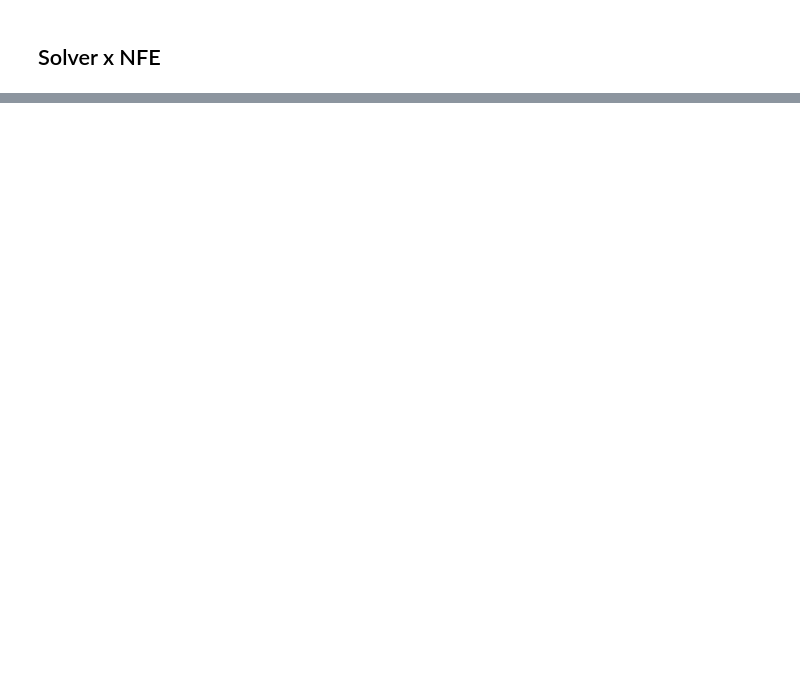
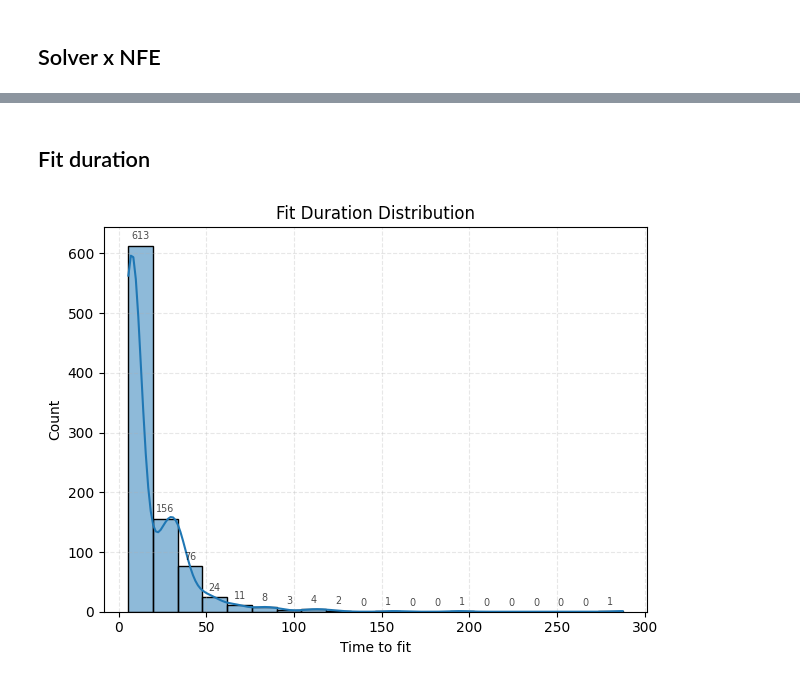
Before and after one commit to lucasbanunes/even-flow-pearl-jam.mp3, a Jupyter notebook: 01_neural_ode_2d.ipynb, the cells around one changed output, grey strips where cells are left out. Cells and saved outputs as stored; diff of their text form; code cells hidden in the pictures; blank space fills up the shorter version.

```diff
--- a/01_neural_ode_2d.ipynb
+++ b/01_neural_ode_2d.ipynb
@@ -289,0 +134,24 @@ fig.tight_layout()
+# %% [markdown]
+## Fit duration
+# %%
+fig, ax = plt.subplots()
+ax.grid(alpha=.3, linestyle='--')
+sns.histplot(
+    runs_df,
+    x='metrics.fit_duration',
+    ax=ax,
+    cbar=True,
+    cbar_kws={'label': 'Count'},
+    bins=20,
+    kde=True,
+)
+plt.bar_label(ax.containers[0], fmt='%.0f', label_type='edge', padding=3,
+              fontsize='x-small', alpha=0.7)
+ax.set_title(
+    'Fit Duration Distribution',
+    fontsize='large'
+)
+ax.set_xlabel('Time to fit', fontsize='medium')
+fig.tight_layout()
+# %% [output]
+[figure, added]
```
Also changed, not shown: parts of 25 cells of this notebook, 8 other files.
